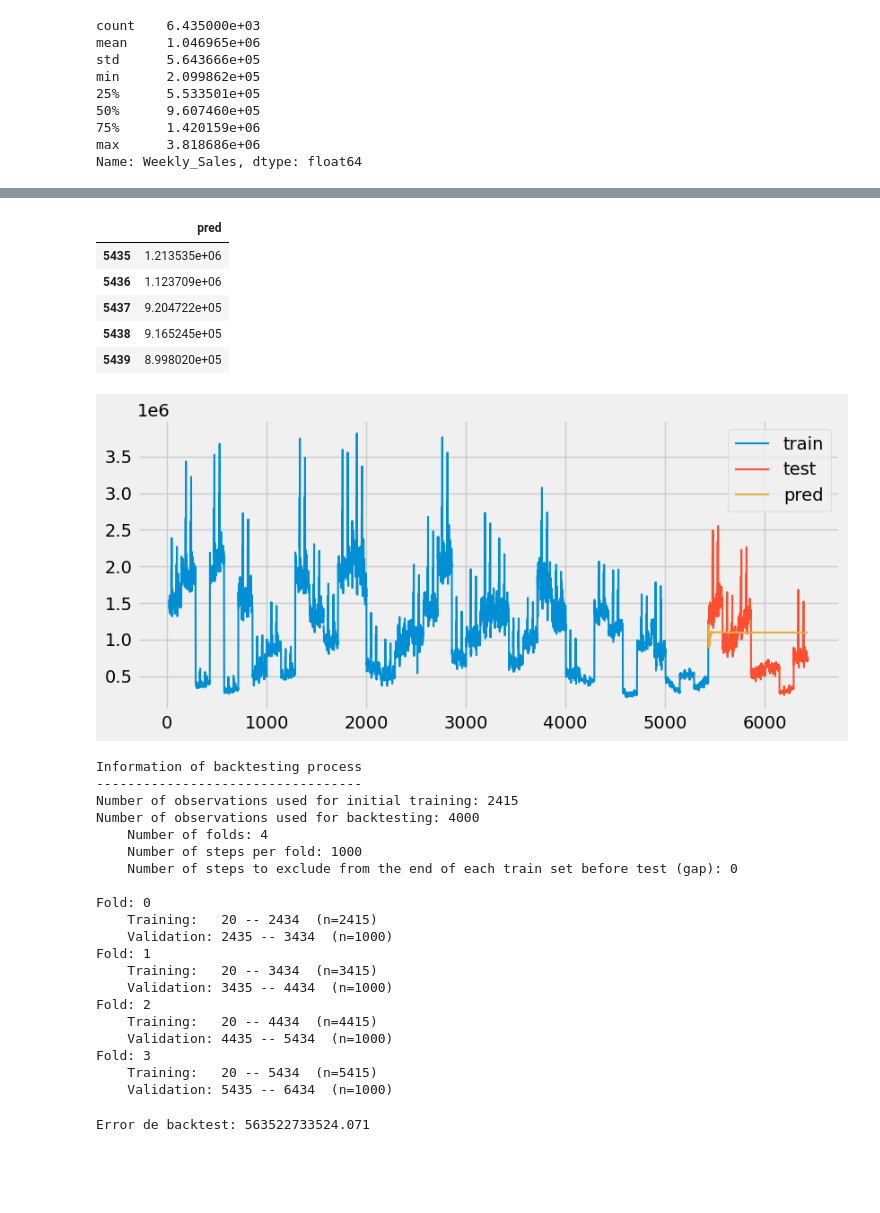
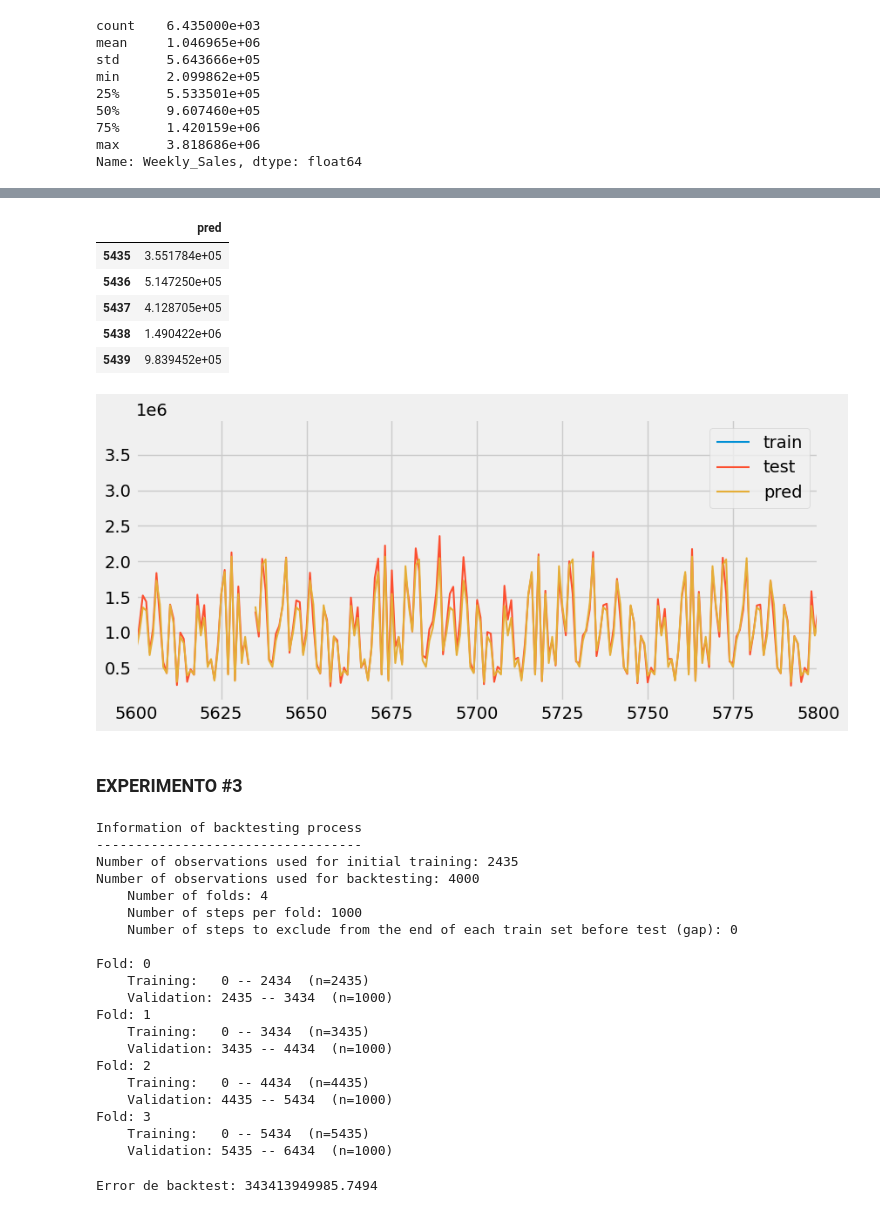
Before and after one commit to DiegoCollado27/walmart, a Jupyter notebook: main2.ipynb, the cells around one changed output, grey strips where cells are left out. Saved outputs shown, nothing was run; the diff lists cells and outputs as text; code cells hidden in the pictures; blank space fills up the shorter version.

```diff
--- a/main2.ipynb
+++ b/main2.ipynb
@@ -61,0 +54,7 @@ df
+# %%
+
+df = df.set_index('Date')
+df = df.sort_index()
+# %%
+df = df.sort_values(by = ['Date','Store'], ascending = [True, True])
+df = df.reset_index()
@@ -120,7 +150,8 @@ for i in ax.containers:
 # %%
-lags = 20  # Número de lags
+lags = 10  # Número de lags
+total_sales_aux = total_sales.copy()
 for i in range(1, lags + 1):
-    df[f"lag_{i}"] = df["Weekly_Sales"].shift(i)
+    total_sales_aux[f"lag_{i}"] = total_sales_aux["Weekly_Sales"].shift(i)
 
 # Eliminar filas con valores faltantes en las nuevas columnas de lag
-df.dropna(subset=[f"lag_{i}" for i in range(1, lags + 1)], inplace=True)
+total_sales_aux.dropna(subset=[f"lag_{i}" for i in range(1, lags + 1)], inplace=True)
@@ -150,0 +203,15 @@ Xaux.shape
+# %%
+plt.rcParams['agg.path.chunksize'] = 200
+# Crear y entrenar el modelo de árbol de decisión
+modelo_arbol = DecisionTreeRegressor(max_depth=5)  # Puedes ajustar la profundidad máxima según tus necesidades
+modelo_arbol.fit(X2, y2)
+predicciones2 = modelo_arbol.predict(X2)
+plt.figure(figsize=(10, 6))
+plt.plot(y2.index,y2, label='Valores Reales', marker='o')
+plt.plot(y2.index,predicciones2, label='Predicciones', marker='x')
+plt.xlabel('Índice de Muestra')
+plt.ylabel('Ventas')
+plt.title('Predicciones vs. Valores Reales')
+
+plt.legend()
+plt.show()
@@ -382,21 +596,24 @@ pred = pred.set_index(datos_test.index)
 pred.head(5)
 # %% [output]
 |  | pred |
-| 5435 | 1.213535e+06 |
-| 5436 | 1.123709e+06 |
-| 5437 | 9.204722e+05 |
-| 5438 | 9.165245e+05 |
-| 5439 | 8.998020e+05 |
+| 5435 | 3.551784e+05 |
+| 5436 | 5.147250e+05 |
+| 5437 | 4.128705e+05 |
+| 5438 | 1.490422e+06 |
+| 5439 | 9.839452e+05 |
 # %%
 # Gráfico
 # ==============================================================================
 fig, ax = plt.subplots(figsize=(9, 4))
 datos_train['y'].plot(ax=ax, label='train')
 datos_test['y'].plot(ax=ax, label='test')
 pred.plot(ax=ax, label='predicciones')
+plt.xlim(5600,5800)
 ax.legend();
 # %% [output]
-[figure, old version]
+[figure, new version]
+# %% [markdown]
+### **EXPERIMENTO #3**
 # %%
 # Backtesting
 # ==============================================================================
@@ -418,22 +635,22 @@ print(f"Error de backtest: {metrica}")
 # %% [output]
 Information of backtesting process
 ----------------------------------
-Number of observations used for initial training: 2415
+Number of observations used for initial training: 2435
 Number of observations used for backtesting: 4000
     Number of folds: 4
     Number of steps per fold: 1000
     Number of steps to exclude from the end of each train set before test (gap): 0
 
 Fold: 0
-    Training:   20 -- 2434  (n=2415)
+    Training:   0 -- 2434  (n=2435)
     Validation: 2435 -- 3434  (n=1000)
 Fold: 1
-    Training:   20 -- 3434  (n=3415)
+    Training:   0 -- 3434  (n=3435)
     Validation: 3435 -- 4434  (n=1000)
 Fold: 2
-    Training:   20 -- 4434  (n=4415)
+    Training:   0 -- 4434  (n=4435)
     Validation: 4435 -- 5434  (n=1000)
 Fold: 3
-    Training:   20 -- 5434  (n=5415)
+    Training:   0 -- 5434  (n=5435)
     Validation: 5435 -- 6434  (n=1000)
-Error de backtest: 563522733524.071
+Error de backtest: 343413949985.7494
```
Also changed, not shown: parts of 67 cells of this notebook.
